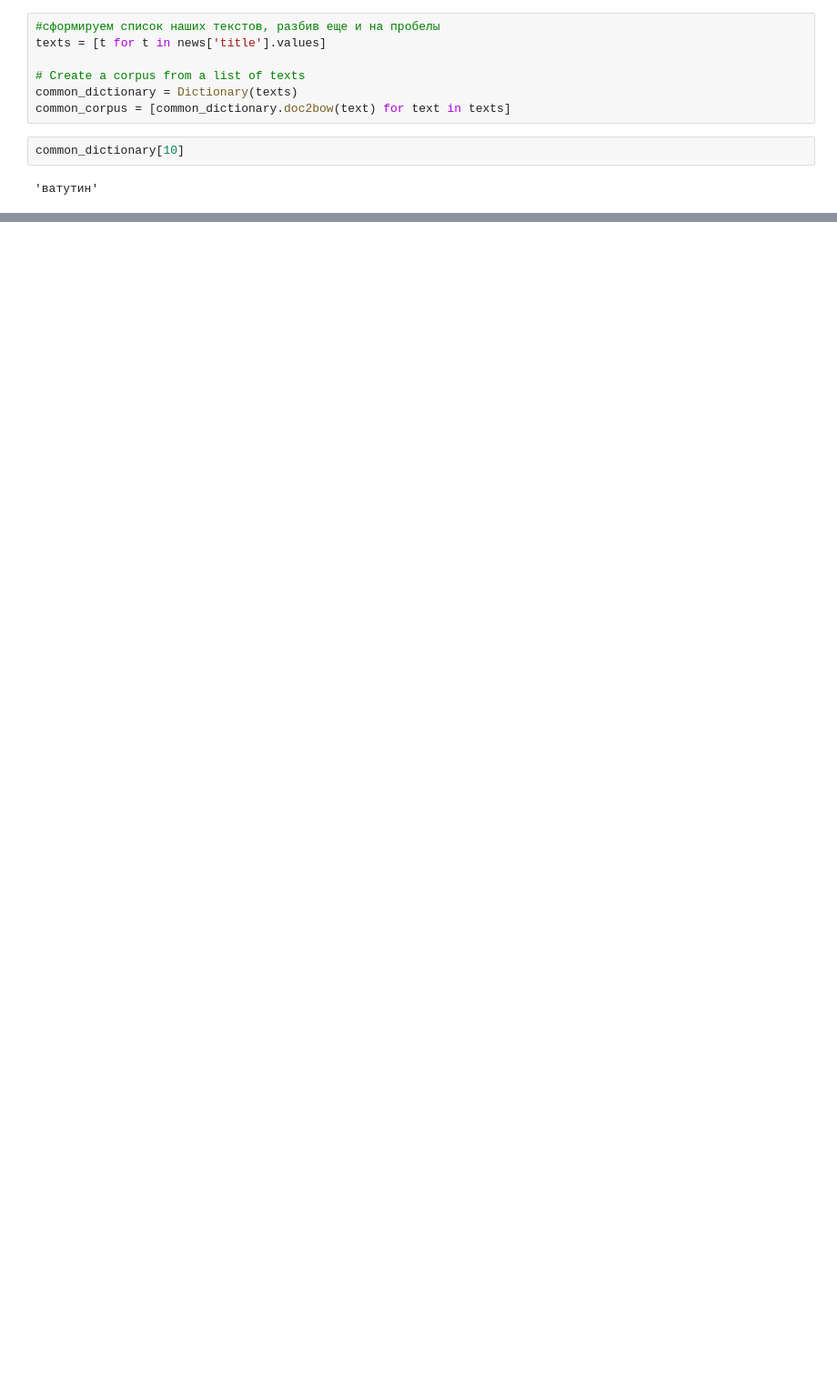
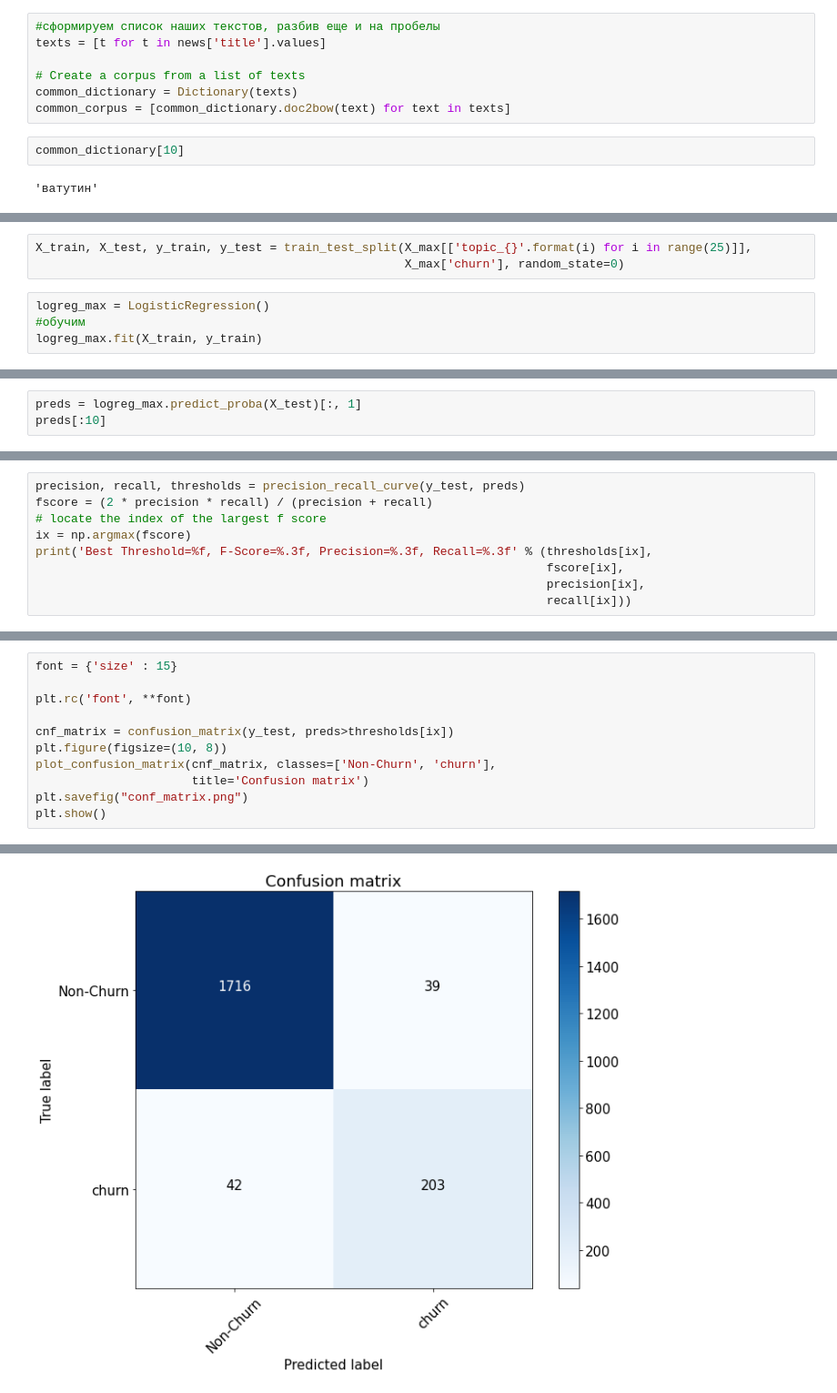
Before and after one commit to KazancevVitaly/MLin_buisness, a Jupyter notebook: HW2/HW_lesson2.ipynb, the cells around one changed output, grey strips where cells are left out. Shown at 91% size. Drawn from its saved outputs; the diff is of its cells as text; blank space fills up the shorter version.

```diff
--- a/HW2/HW_lesson2.ipynb
+++ b/HW2/HW_lesson2.ipynb
@@ -158,0 +534,7 @@ common_dictionary[10]
+# %%
+X_train, X_test, y_train, y_test = train_test_split(X_max[['topic_{}'.format(i) for i in range(25)]],
+                                                    X_max['churn'], random_state=0)
+# %%
+logreg_max = LogisticRegression()
+#обучим
+logreg_max.fit(X_train, y_train)
@@ -158,0 +543,3 @@ common_dictionary[10]
+# %%
+preds = logreg_max.predict_proba(X_test)[:, 1]
+preds[:10]
@@ -158,0 +550,9 @@ common_dictionary[10]
+# %%
+precision, recall, thresholds = precision_recall_curve(y_test, preds)
+fscore = (2 * precision * recall) / (precision + recall)
+# locate the index of the largest f score
+ix = np.argmax(fscore)
+print('Best Threshold=%f, F-Score=%.3f, Precision=%.3f, Recall=%.3f' % (thresholds[ix],
+                                                                        fscore[ix],
+                                                                        precision[ix],
+                                                                        recall[ix]))
@@ -158,0 +561,12 @@ common_dictionary[10]
+# %%
+font = {'size' : 15}
+
+plt.rc('font', **font)
+
+cnf_matrix = confusion_matrix(y_test, preds>thresholds[ix])
+plt.figure(figsize=(10, 8))
+plot_confusion_matrix(cnf_matrix, classes=['Non-Churn', 'churn'],
+                      title='Confusion matrix')
+plt.savefig("conf_matrix.png")
+plt.show()
+# %% [output]
@@ -158,0 +576 @@ common_dictionary[10]
+[figure, added]
```
Also changed, not shown: parts of 54 cells of this notebook, 2 other files.
